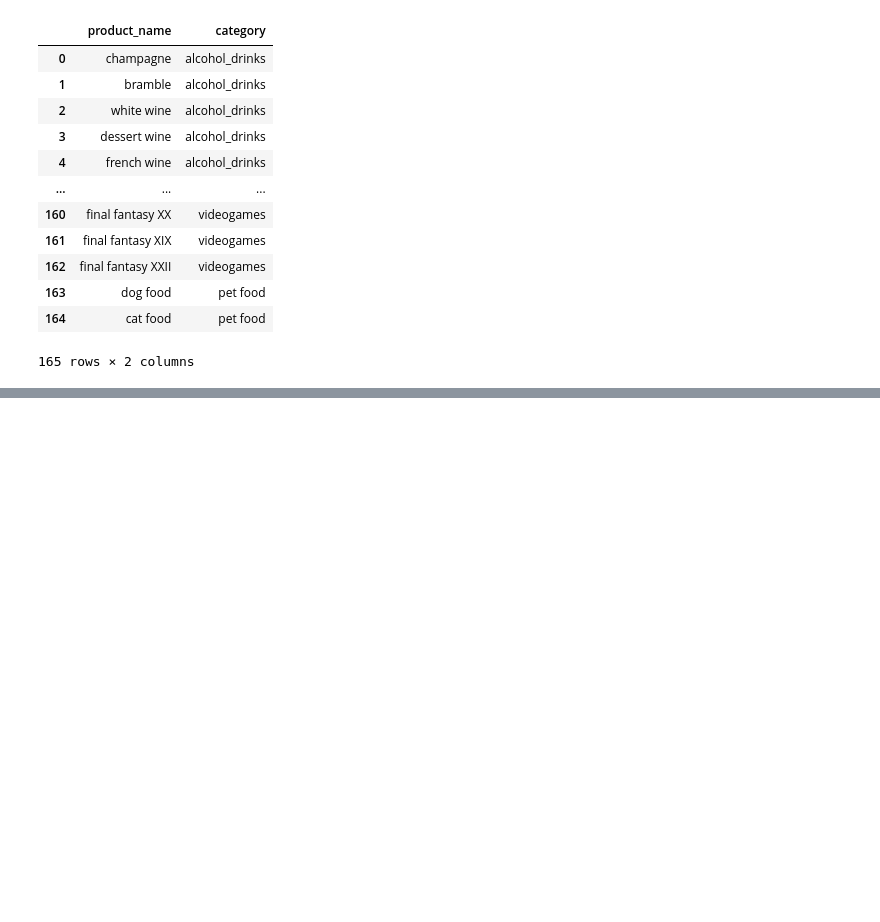
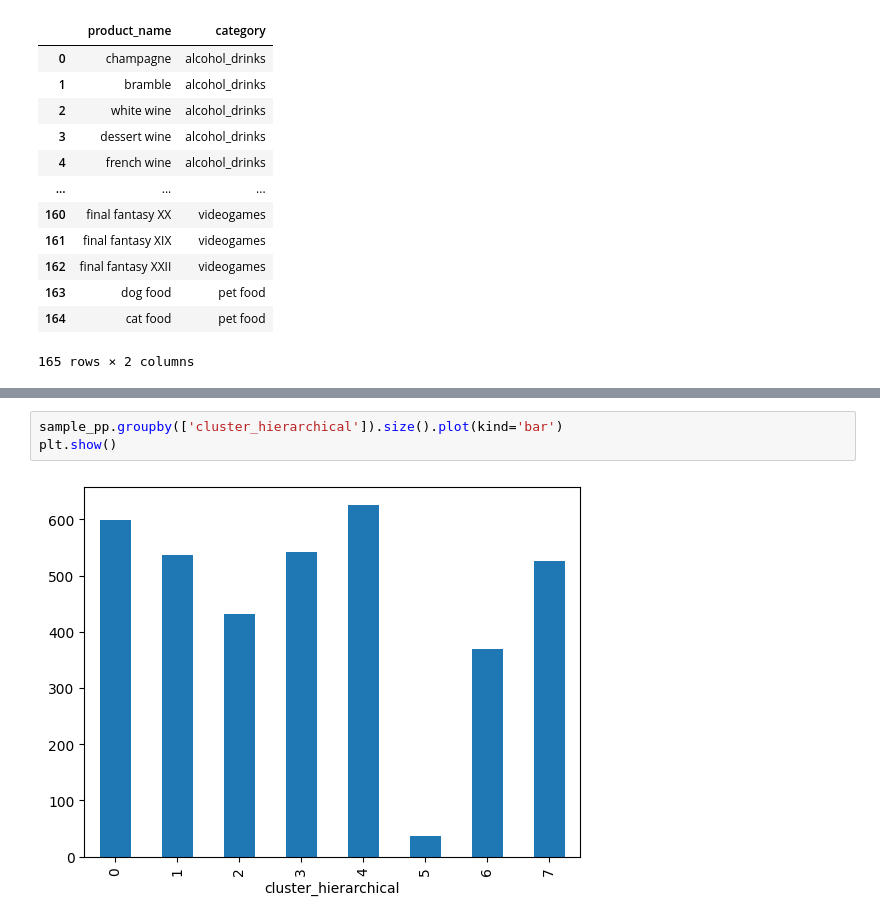
Before and after one commit to mitoma10110/ML2_Project, a Jupyter notebook: jo_notebook.ipynb, the cells around one changed output, grey strips where cells are left out. Cells and saved outputs as stored; diff of their text form; blank space fills up the shorter version.

```diff
--- a/jo_notebook.ipynb
+++ b/jo_notebook.ipynb
@@ -392,0 +398,5 @@ prod_map
+# %%
+sample_pp.groupby(['cluster_hierarchical']).size().plot(kind='bar')
+plt.show()
+# %% [output]
+[figure, added]
```
Also changed, not shown: parts of 7 cells of this notebook, 1 other file.
